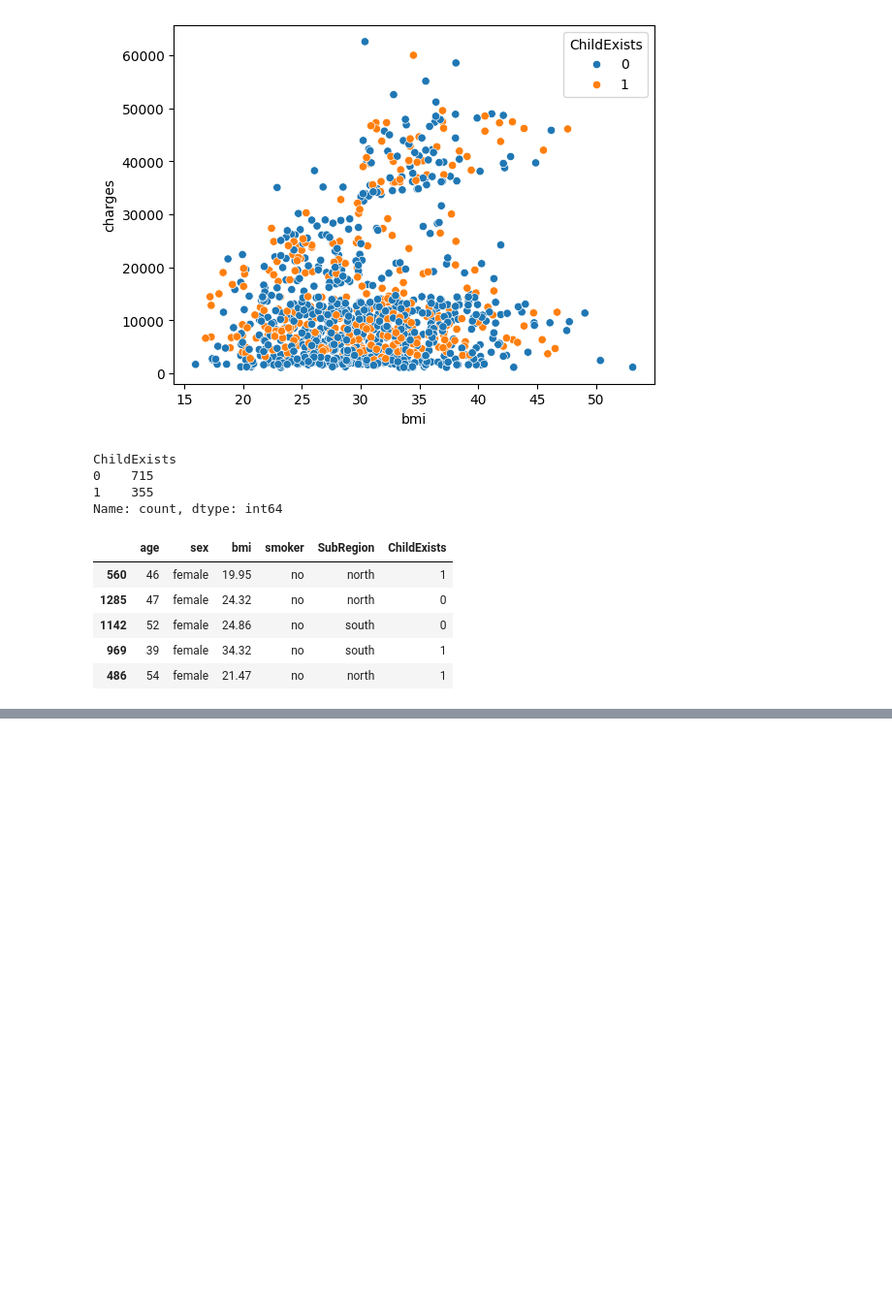
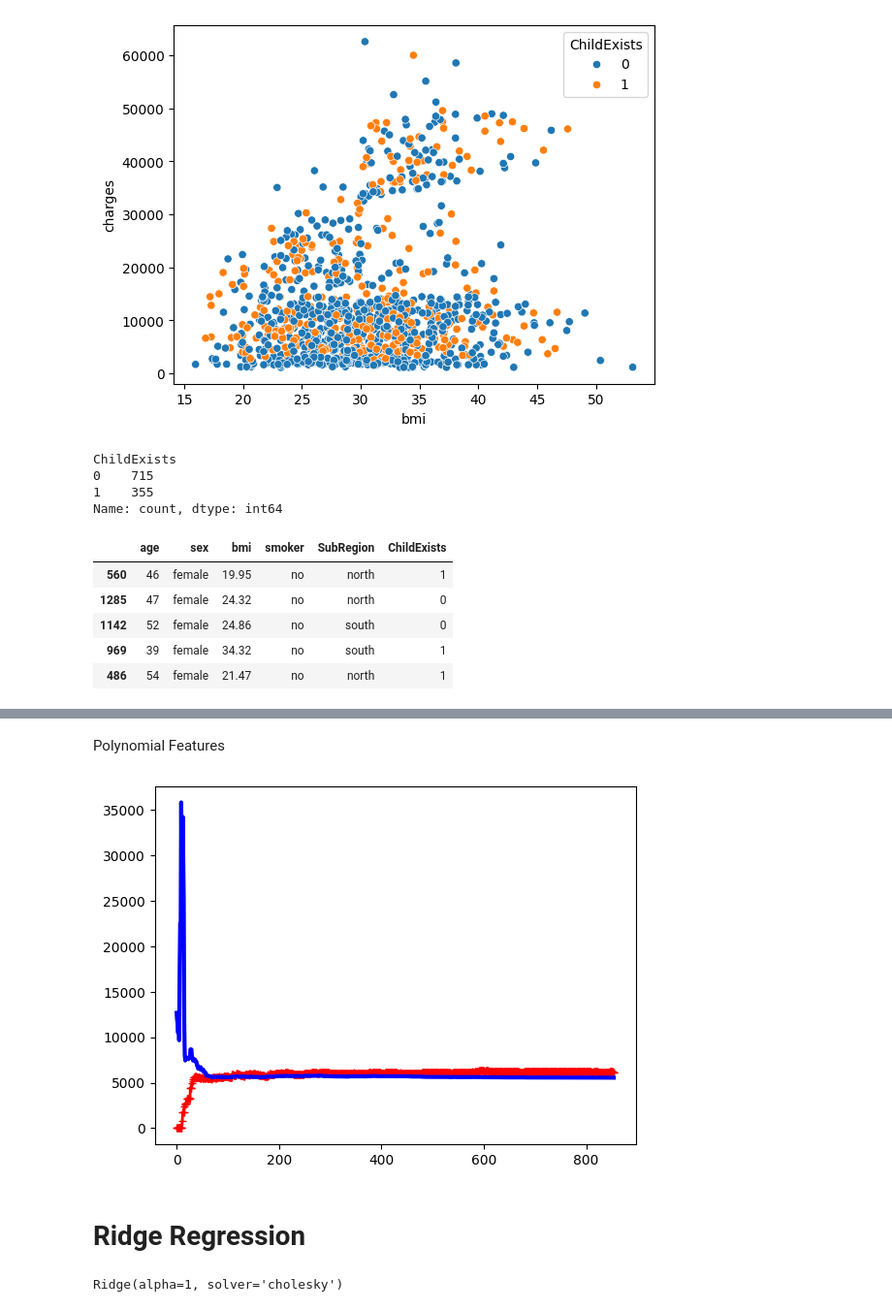
Before and after one commit to NeelaGitH/Medical-Cost-Prediction, a Jupyter notebook: model.ipynb, the cells around one changed output, grey strips where cells are left out. Shown at 97% size. Drawn from its saved outputs; the diff is of its cells as text; code cells hidden in the pictures; blank space fills up the shorter version.

```diff
--- a/model.ipynb
+++ b/model.ipynb
@@ -220,0 +403,7 @@ X_train_ver2.head()
+# %%
+full_pipeline_poly = ColumnTransformer(
+    [("num", num_pipeline, num_cols),
+     ("cat", OneHotEncoder(drop = "first"), cat_cols)]
+)
+# %%
+data_poly = full_pipeline_poly.fit_transform(X_train_ver2)
@@ -220,0 +440,8 @@ X_train_ver2.head()
+# %% [markdown]
+Polynomial Features
+# %%
+plot_learning_curves(lin_reg, data_poly, y_train)
+# %% [output]
+[figure, added]
+# %% [markdown]
+# Ridge Regression
@@ -220,0 +452,4 @@ X_train_ver2.head()
+# %%
+ridge_reg.fit(data_lin_reg, y_train)
+# %% [output]
+Ridge(alpha=1, solver='cholesky')
```
Also changed, not shown: parts of 66 cells of this notebook.
